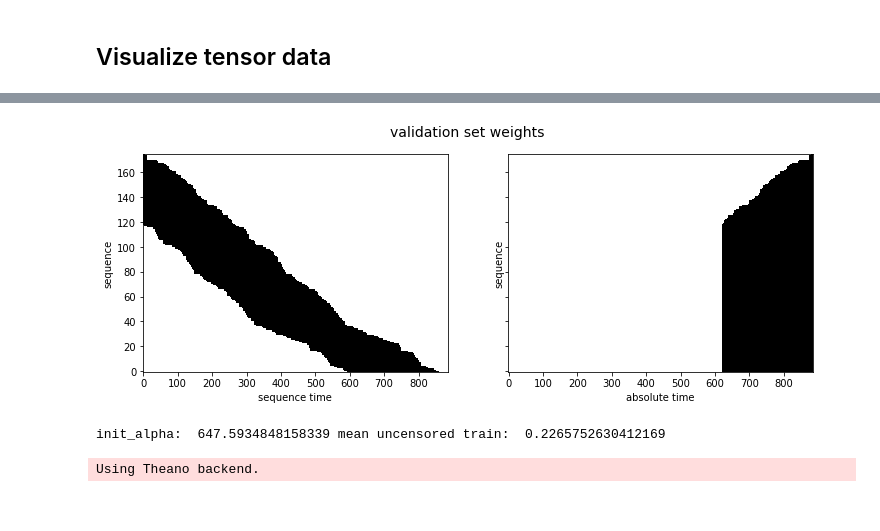
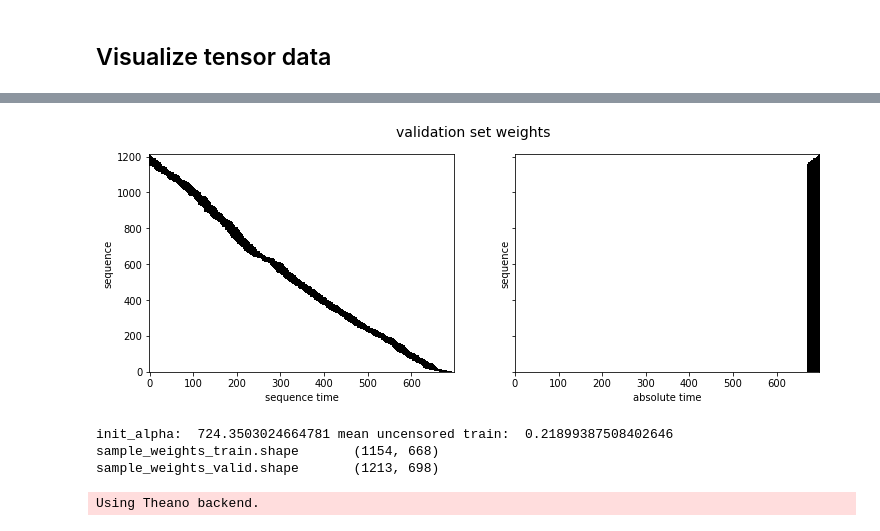
Before and after one commit to ragulpr/wtte-rnn-examples, a Jupyter notebook: examples/data-pipeline-template.ipynb, the cells around one changed output, grey strips where cells are left out. Drawn from its saved outputs; the diff is of its cells as text; code cells hidden in the pictures.

```diff
--- a/examples/data-pipeline-template.ipynb
+++ b/examples/data-pipeline-template.ipynb
@@ -269,9 +255,10 @@ if add_global_feature:
     del padded,x_global
 
 # If we have count-based (positive) features we can log-squash outliers
-if np.nanmin(x)>=0:
+only_positive_data = np.nanmin(x)>=0
+if only_positive_data:
     print('Using Log')
-    x = np.log(x+1)
+    x = np.log(1+x)
 # %% [output]
 Using Log
 # %% [markdown]
@@ -307,6 +294,7 @@ def prep_tensors(x,events):
     x  = x + 0*np.expand_dims(events,-1)
     return x,y,events
 
+
 n_timesteps = x.shape[1]
 n_features = x.shape[2]
 
@@ -317,12 +305,16 @@ n_testing_timesteps = np.floor(n_timesteps*frac_timesteps_to_cut).astype(int)
 x_train      = drop_n_last_timesteps(x,n_testing_timesteps)
 events_train = drop_n_last_timesteps(events,n_testing_timesteps)
 
-# Do the necessary preparations of the tensors.
+## Do the necessary preparations of the tensors.
 x_train,y_train,events_train = prep_tensors(x_train,events_train)
 x,y,events    = prep_tensors(x,events)
 
-# Normalize
-x_train, means, stds = tr.normalize_padded(x_train,means=None,stds=None,only_nonzero=True)
+# Normalize (OPTIONAL for this dataset since it's positive/small magnitive values!)
+# if `only_nonzero` only normalize the non-zero entries of the dataset (with coefs from the nonzero obs).
+_, means, stds = tr.normalize_padded(x_train,means=None,stds=None,only_nonzero=True)
+if only_positive_data:
+    means = means*0 # Don't shift, otherwise need to learn "x>0 or x<0 was event"
+x_train, _, _ = tr.normalize_padded(x_train,means=means,stds=stds,only_nonzero=True)
 x, _, _ = tr.normalize_padded(x,means=means,stds=stds,only_nonzero=True)
 
 seq_lengths = np.count_nonzero(~np.isnan(events), axis=1)
@@ -462,51 +462,57 @@ del tmp,train_mask
 # %%
 def nanmask_to_keras_mask(x,y,mask_value,tte_mask):
     """nanmask to keras mask.
         :param float mask_value: Use some improbable telltale value
                                 (but not nan-causing)
         :param float tte_mask: something that wont NaN the loss-function
     """
     # Use some improbable telltale value (but not nan-causing)
     x[:,:,:][np.isnan(x)] = mask_value
     y[:,:,0][np.isnan(y[:,:,0])] = tte_mask
     y[:,:,1][np.isnan(y[:,:,1])] = 0.5
     sample_weights = (x[:,:,0]!=mask_value)*1.
     return x,y,sample_weights
 
 mask_value = -1.3371337
 
 x_train,y_train,sample_weights_train = nanmask_to_keras_mask(x_train,y_train,mask_value,tte_mean_train)
 
-# Pick 10% of the sequences beyond the boundary for validation during training (testing.)
-valid_indx = np.where(np.random.sample(len(y))<0.1)
-x_valid = x[valid_indx].copy()
-y_valid = y[valid_indx].copy()
-padded = np.copy(y_valid[:,:,0])
+# Set weights to 0s except some non-nan timesteps immediately after testset ends.
+trainset_end = x_train.shape[1]
+to_keep = 30 # Only eval first _ timesteps of testset. `to_keep=1` even more realistic if we retrain model nightly.
+n_to_drop = x.shape[1]-(trainset_end+to_keep)
 
-x_valid,y_valid,sample_weights_valid = nanmask_to_keras_mask(x_valid,y_valid,mask_value,tte_mean_train)
+x_valid = drop_n_last_timesteps(x.copy(),n_to_drop,remove_empty_seqs = True)
+y_valid = drop_n_last_timesteps(y.copy(),n_to_drop,remove_empty_seqs = True)
 
-# Set weights to 0s except the non-nan last timesteps not in training
-n_timesteps_to_hide = x_valid.shape[1]-x_train.shape[1]
-padded[~np.isnan(padded)] = 1.
-padded = tr.right_pad_to_left_pad(padded)
-padded[:,:-n_timesteps_to_hide] = padded[:,:-n_timesteps_to_hide]*0
-padded = tr.left_pad_to_right_pad(padded)
-timeline_plot(padded,'validation set weights','Greys')
+sample_weights_valid = y_valid[...,0]*0+1 # 1 if not nan
+sample_weights_valid = tr.right_pad_to_left_pad(sample_weights_valid)
+sample_weights_valid[:,:trainset_end] = sample_weights_valid[:,:trainset_end]*0
+sample_weights_valid = tr.left_pad_to_right_pad(sample_weights_valid)
+timeline_plot(sample_weights_valid,'validation set weights','Greys')
 
-padded[np.isnan(padded)] = 0
-sample_weights_valid = np.copy(padded)
+x_valid,y_valid,_ = nanmask_to_keras_mask(x_valid,y_valid,mask_value,tte_mean_train)
+
+# If there's zero-weight obs the batched model.fit will return NaN loss
+sample_weights_valid[np.isnan(sample_weights_valid)] = 0
+m = sample_weights_valid.sum(1)>0
+sample_weights_valid = np.copy(sample_weights_valid[m])
+x_valid = x_valid[m]
+y_valid = y_valid[m]
 plt.show()
-del padded,valid_indx
-
-
 
 # Initialization value for alpha-bias
 init_alpha = -1.0/np.log(1.0-1.0/(tte_mean_train+1.0) )
 init_alpha = init_alpha/mean_u
 print('init_alpha: ',init_alpha,'mean uncensored train: ',mean_u)
+
+print('sample_weights_train.shape \t',sample_weights_train.shape)
+print('sample_weights_valid.shape \t',sample_weights_valid.shape) # note: `to_keep` timesteps longer than train
 # %% [output]
-[figure, old version]
+[figure, new version]
-init_alpha:  647.5934848158339 mean uncensored train:  0.2265752630412169
+init_alpha:  724.3503024664781 mean uncensored train:  0.21899387508402646
+sample_weights_train.shape       (1154, 668)
+sample_weights_valid.shape       (1213, 698)
 # %%
 %matplotlib inline
 import numpy as np
```
Also changed, not shown: parts of 26 cells of this notebook.
